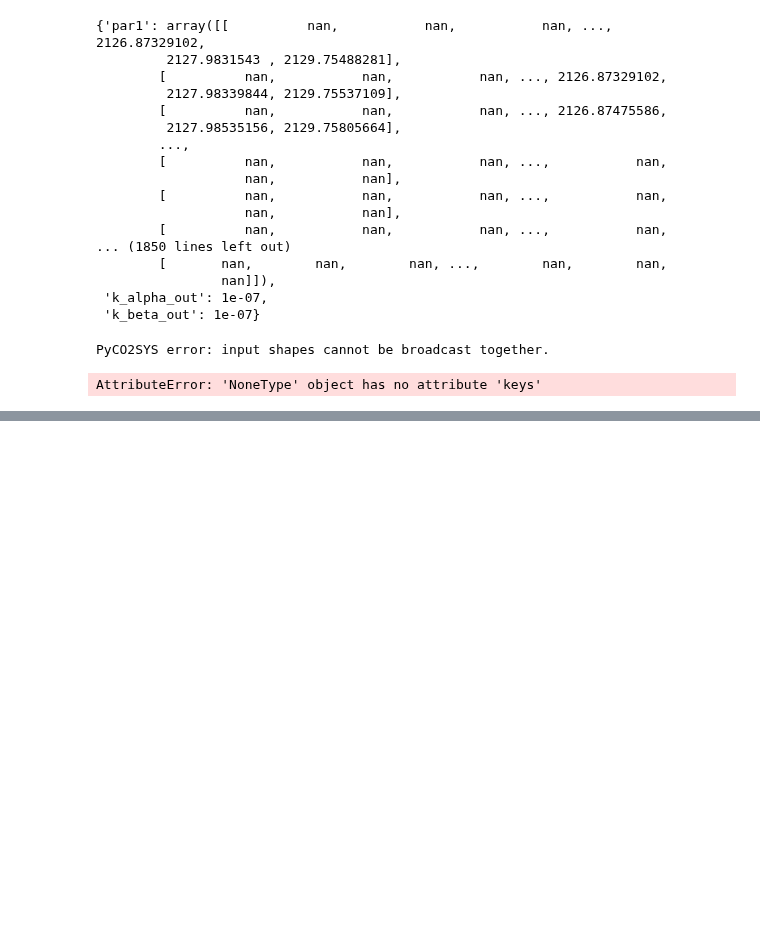
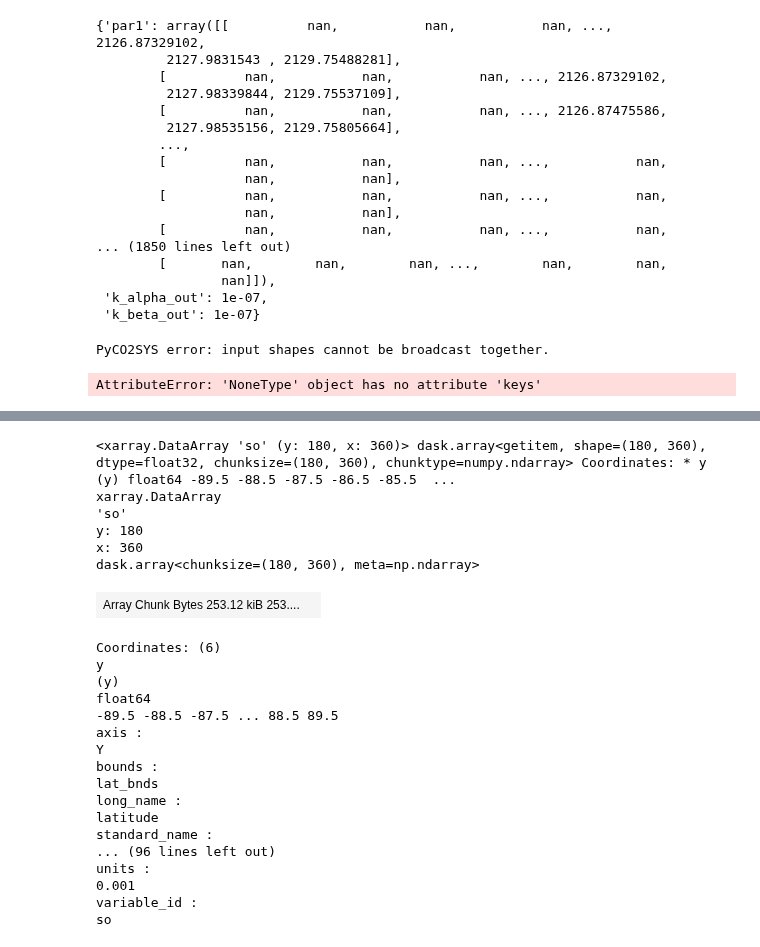
Before and after one commit to gmacgilchrist/seniorthesis, a Jupyter notebook: notebooks/ugh.ipynb, the cells around one changed output, grey strips where cells are left out. Saved outputs shown, nothing was run; the diff lists cells and outputs as text; code cells hidden in the pictures; blank space fills up the shorter version.

```diff
--- a/notebooks/ugh.ipynb
+++ b/notebooks/ugh.ipynb
@@ -370,0 +533,27 @@ AttributeError: 'NoneType' object has no attribute 'keys'
+# %%
+ds_2.so
+# %% [output]
+<xarray.DataArray 'so' (y: 180, x: 360)> dask.array<getitem, shape=(180, 360), dtype=float32, chunksize=(180, 360), chunktype=numpy.ndarray> Coordinates: * y (y) float64 -89.5 -88.5 -87.5 -86.5 -85.5  ...
+xarray.DataArray
+'so'
+y: 180
+x: 360
+dask.array<chunksize=(180, 360), meta=np.ndarray>
+| Array Chunk Bytes 253.12 kiB 253.... |  |
+Coordinates: (6)
+y
+(y)
+float64
+-89.5 -88.5 -87.5 ... 88.5 89.5
+axis :
+Y
+bounds :
+lat_bnds
+long_name :
+latitude
+standard_name :
+... (96 lines left out)
+units :
+0.001
+variable_id :
+so
```
Also changed, not shown: parts of 7 cells of this notebook.
